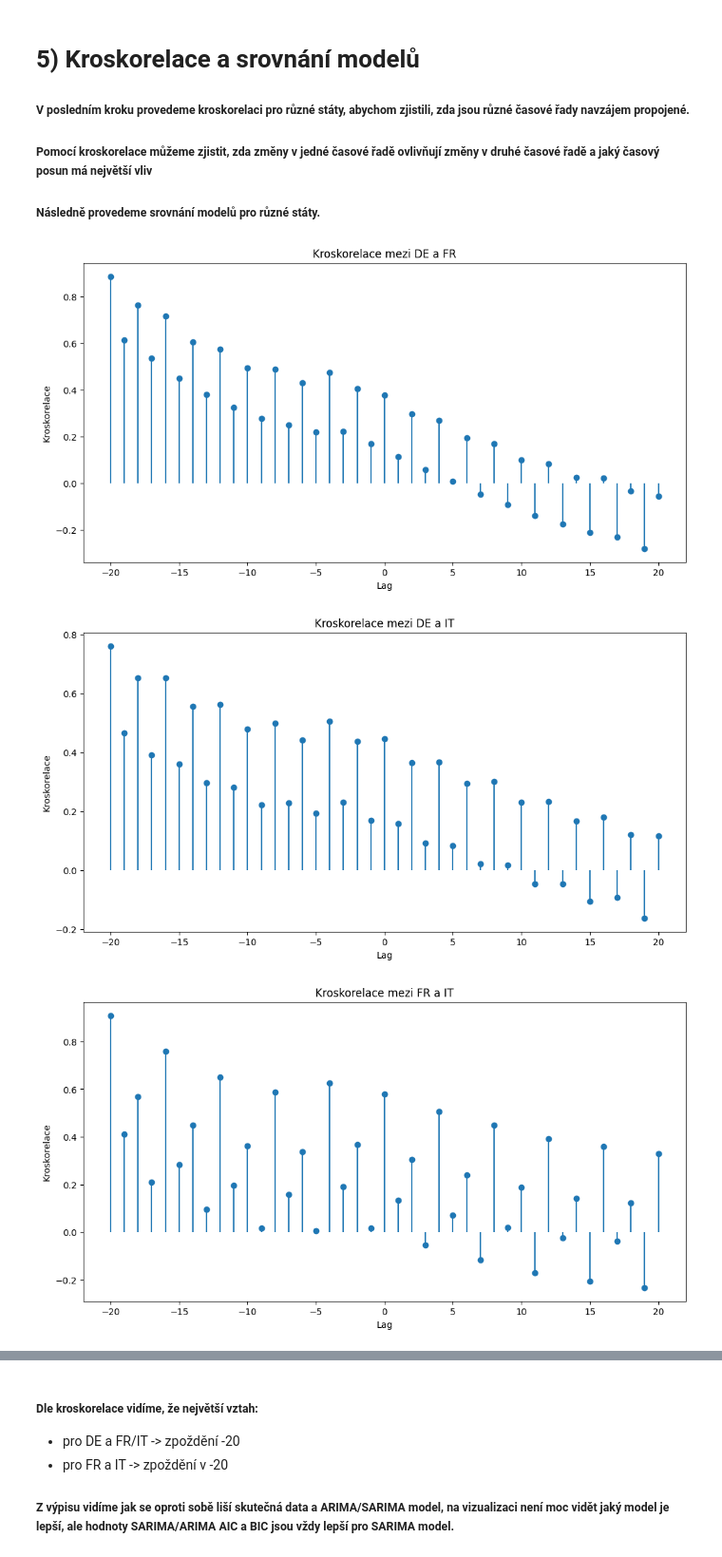
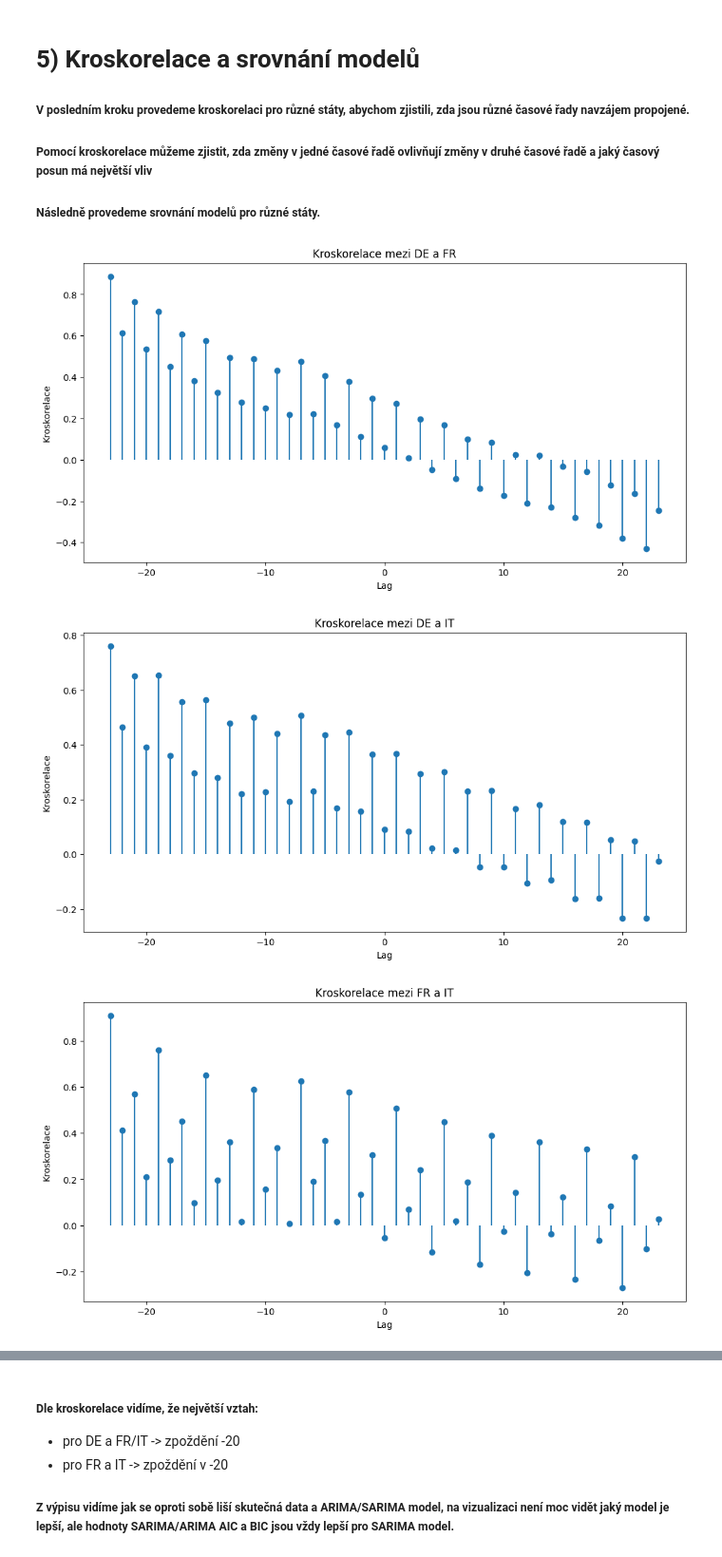
Before and after one commit to ulricht01/CAS, a Jupyter notebook: semestralni_prace.ipynb, the cells around one changed output, grey strips where cells are left out. Shown at 95% size. Saved outputs shown, nothing was run; the diff lists cells and outputs as text; code cells hidden in the pictures.

```diff
--- a/semestralni_prace.ipynb
+++ b/semestralni_prace.ipynb
@@ -167,28 +216,3 @@ Koeficient Determinace (R²): 0.8601
 ###### Nižší hodnota AIC naznačuje lepší model, protože model minimalizuje ztrátu informací.
 
 ###### Nižší hodnota BIC také signalizuje lepší model, ale penalizace za složitost modelu je silnější než u AIC.
-# %%
-# Vytvoření a trénování ARIMA modelu
-model = ARIMA(filtered_data['OBS_VALUE'], order=(4, 2, 2))
-model_fit = model.fit()
-
-# Predikce (počet period pro predikci)
-forecast_periods = 10
-forecast = model_fit.forecast(steps=forecast_periods)
-
-# Vytvoření časového indexu pro predikci
-forecast_index = pd.date_range(start=filtered_data.index[-1] + pd.DateOffset(months=1), periods=forecast_periods, freq='Q')
-
-# Vykreslení časové řady a predikcí
-plt.figure(figsize=(14, 7))
-plt.plot(filtered_data.index, filtered_data['OBS_VALUE'], label='Původní data')
-plt.plot(forecast_index, forecast, color='green', linestyle='--', label='Predikce')
-plt.title('ARIMA Model Predikce')
-plt.xlabel('Čas')
-plt.ylabel('Hodnota')
-plt.legend()
-plt.grid(True)
-plt.show()
-
-print(f'AIC: {model_fit.aic}')
-print(f'BIC: {model_fit.bic}')
@@ -230,12 +341,12 @@ def evaluate_sarima_model(data, p, d, q, P, D, Q, s):
 
 # Definuj rozsahy hyperparametrů
 pbounds = {
-    'p': (0, 2),
-    'd': (0, 1),
-    'q': (0, 2),
-    'P': (0, 2),
-    'D': (0, 1),
-    'Q': (0, 2),
+    'p': (0, 3),
+    'd': (0, 3),
+    'q': (0, 3),
+    'P': (0, 3),
+    'D': (0, 3),
+    'Q': (0, 3),
     's': (4, 4)  # Pokud je sezónní cyklus fixní, jinak specifikuj rozmezí
 }
 
@@ -244,7 +355,7 @@ optimizer = BayesianOptimization(
     f=lambda p, d, q, P, D, Q, s: evaluate_sarima_model(filtered_data['OBS_VALUE'], p, d, q, P, D, Q, s),
     pbounds=pbounds,
     verbose=2,
-    random_state=1
+    random_state=123
 )
 
 optimizer.maximize(init_points=10, n_iter=100)
@@ -391,7 +534,7 @@ for geo1, geo2 in geo_pairs:
     series2 = pivot_data[geo2].dropna()
 
     if len(series1) > 1 and len(series2) > 1:
-        max_lag = 20  # Definujte maximální lag
+        max_lag = 23 # Definujte maximální lag
         ccf_values = compute_ccf(series1, series2, max_lag)
         plt.figure(figsize=(12, 6))
         plt.stem(range(-max_lag, max_lag + 1), ccf_values, basefmt=" ")
@@ -430,36 +573,36 @@ for geo in geos:
         'sarima_aic': sarima_model.aic,
         'sarima_bic': sarima_model.bic
     }
 
 results_df = pd.DataFrame(results).T
 results_df.sort_values(by=['arima_aic', 'sarima_aic'], ascending=True, inplace=True)
 print(results_df)
 
 # Vizualizace predikcí pro jednotlivé modely
 for geo in geos:
     series = pivot_data[geo].dropna()
 
     # Fit modelů
     arima_model = fit_arima(series)
     sarima_model = fit_sarima(series)
 
     # Predikce a fitování
     arima_pred = arima_model.fittedvalues
     sarima_pred = sarima_model.fittedvalues
 
     plt.figure(figsize=(20, 6))
     plt.plot(series, label='Skutečná data')
     plt.plot(pd.Series(arima_pred, index=series.index), label='ARIMA model')
     plt.plot(pd.Series(sarima_pred, index=series.index), label='SARIMA model')
     plt.legend()
     plt.title(f'Porovnání modelů pro {geo}')
     plt.xlabel('Čas')
     plt.ylabel('Hodnota')
     plt.show()
 # %% [output]
-[figure, old version]
+[figure, new version]
-[figure, old version]
+[figure, new version]
-[figure, old version]
+[figure, new version]
      arima_aic   arima_bic  sarima_aic  sarima_bic
 DE  404.758205  432.966035  376.595959  389.204902
 FR  433.166467  461.374297  401.603744  414.212686
```
Also changed, not shown: parts of 8 cells of this notebook.
